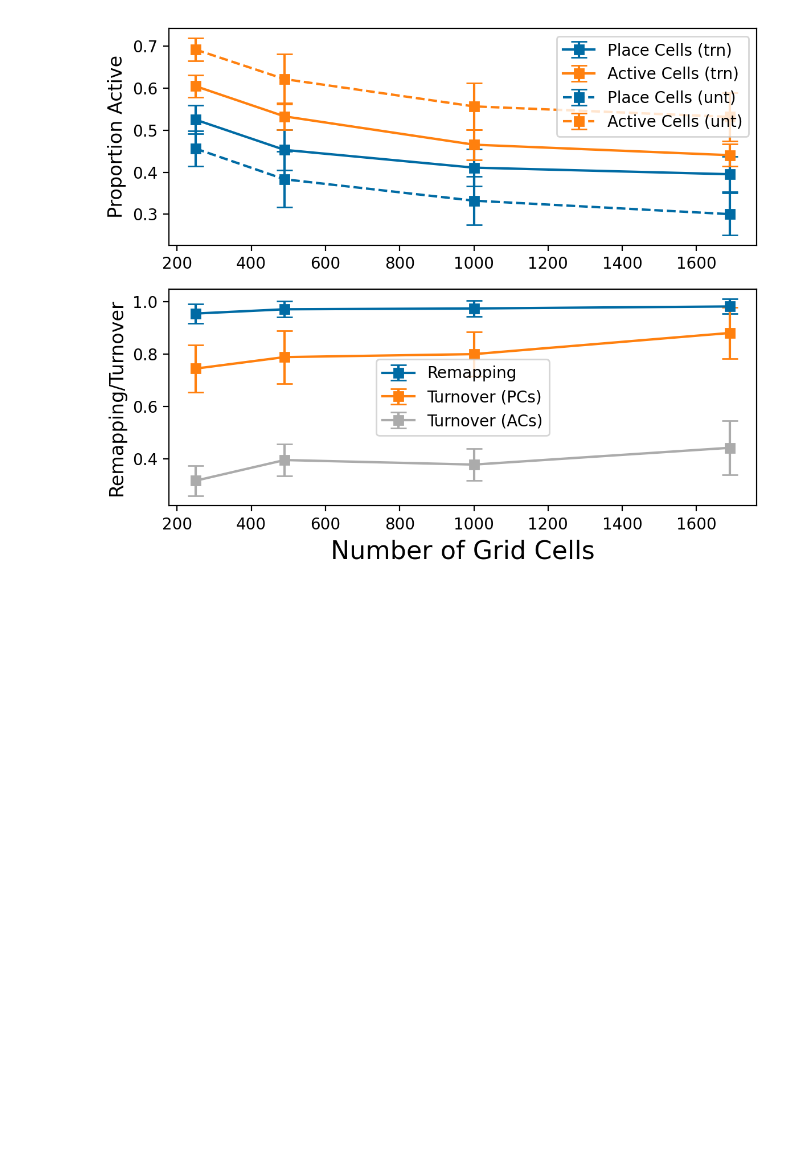
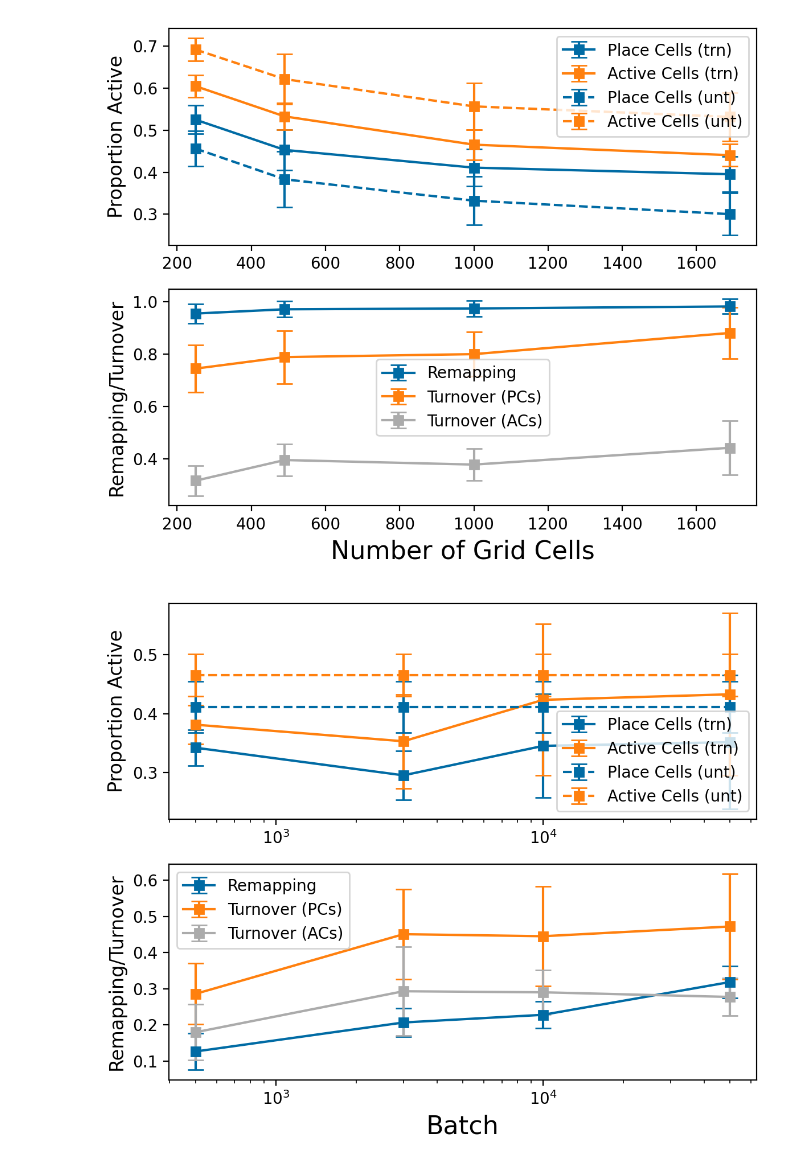
Before and after one commit to ChackMociute/Master-Thesis, a Jupyter notebook: analysis/remapping.ipynb, the cells around one changed output. Saved outputs shown, nothing was run; the diff lists cells and outputs as text; code cells hidden in the pictures; blank space fills up the shorter version.

```diff
--- a/analysis/remapping.ipynb
+++ b/analysis/remapping.ipynb
@@ -75,3 +75,16 @@ xlabel = 'Number of Grid Cells'
 ma.plot_lines(xticks, xlabel, linear=True, filename="../figs/remap_cells.png")
 # %% [output]
 [figure]
+# %%
+batches = [500, 2500, 7000, 40000]
+hiddens = [f'baseline_cos{b}' for b in batches]
+
+ma = MultiAnalysis(data_path, hiddens)
+xticks = np.cumsum(batches)
+xlabel = 'Batch'
+
+
+# Comparison with the same condition before additional training
+ma.plot_lines(xticks, xlabel)
+# %% [output]
+[figure, added]
```
Also changed, not shown: parts of 1 cell of this notebook, 4 other files.
